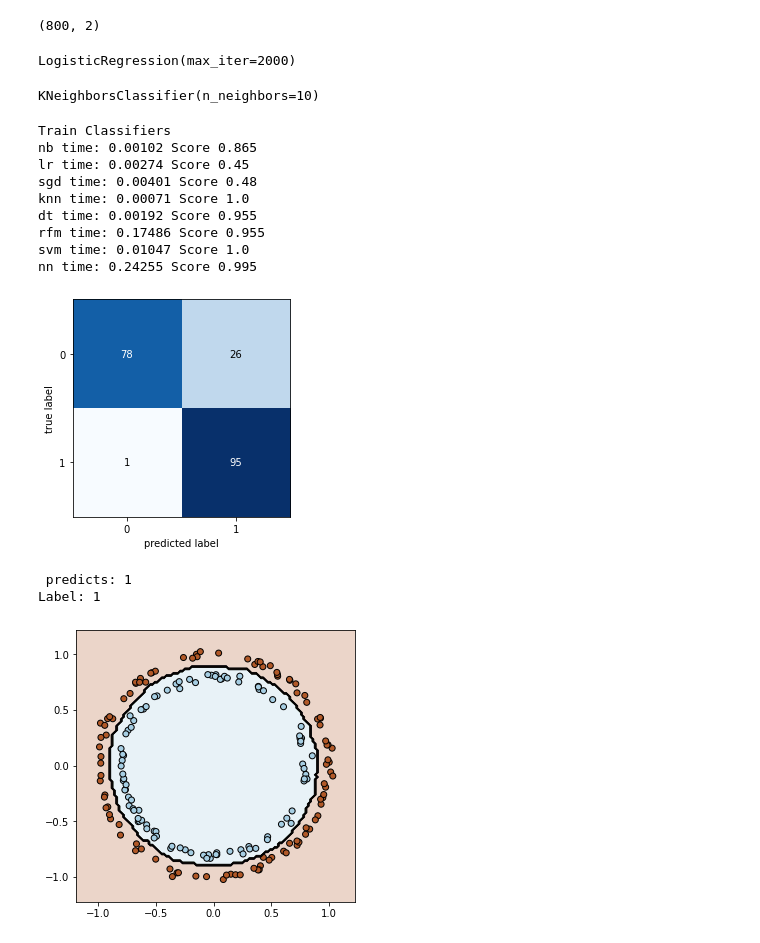
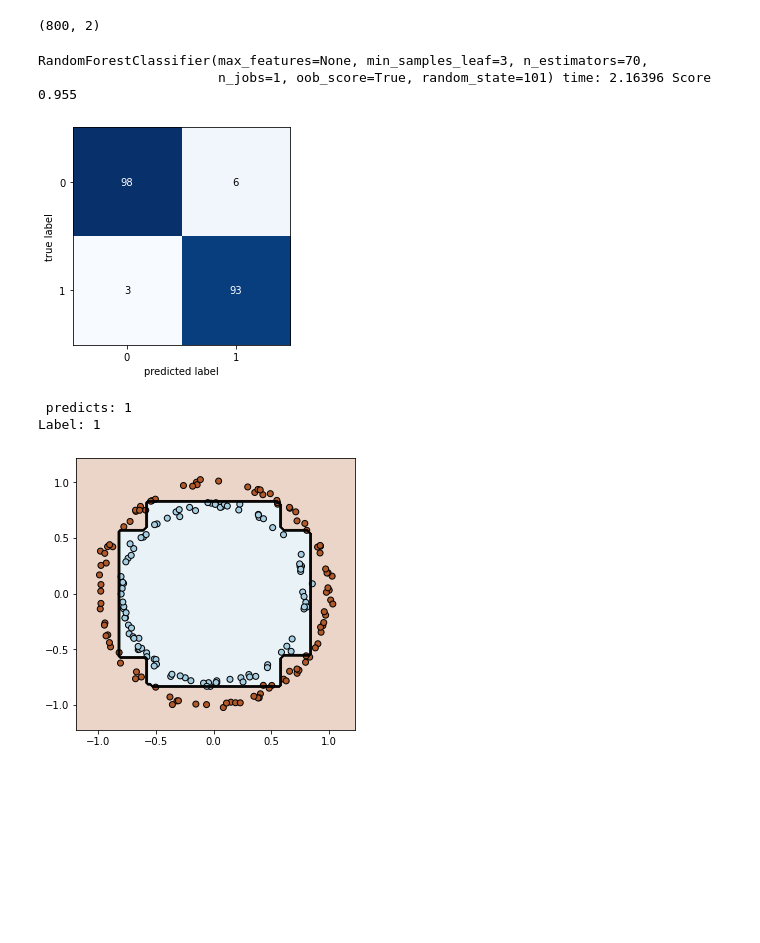
Before and after one commit to vkjadon/sklearn, a Jupyter notebook: skl-evaluate.ipynb, the cells around one changed output. Drawn from its saved outputs; the diff is of its cells as text; code cells hidden in the pictures; blank space fills up the shorter version.

```diff
--- a/skl-evaluate.ipynb
+++ b/skl-evaluate.ipynb
@@ -17,16 +17,10 @@ print(X_train.shape)
 # Logistic Regression
 from sklearn.linear_model import LogisticRegression
 lr = LogisticRegression(solver='lbfgs',multi_class='auto',max_iter=2000)
-lr.fit(X_train,y_train)
-# %% [output]
-LogisticRegression(max_iter=2000)
 # %%
 # K-Nearest Neighbors
 from sklearn.neighbors import KNeighborsClassifier
 knn = KNeighborsClassifier(n_neighbors=10)
-knn.fit(X_train,y_train)
-# %% [output]
-KNeighborsClassifier(n_neighbors=10)
 # %%
 # Support Vector Classifier
 from sklearn.svm import SVC
@@ -58,36 +48,26 @@ s = ['nb','lr','sgd','knn','dt','rfm','svm','nn']
-# %%
-# fit classifiers
-print('Train Classifiers')
-for i,x in enumerate(m):
-    st = time.time()
-    x.fit(X_train,y_train)
-    tf = str(round(time.time()-st,5))
-    score=x.score(X_test, y_test)
-    print(s[i] + ' time: ' + tf + ' Score ' + str(score) )
-# %% [output]
-Train Classifiers
-nb time: 0.00102 Score 0.865
-lr time: 0.00274 Score 0.45
-sgd time: 0.00401 Score 0.48
-knn time: 0.00071 Score 1.0
-dt time: 0.00192 Score 0.955
-rfm time: 0.17486 Score 0.955
-svm time: 0.01047 Score 1.0
-nn time: 0.24255 Score 0.995
 # %%
 from sklearn.metrics import confusion_matrix
 from mlxtend.plotting import plot_confusion_matrix
 # %%
-predictions = nb.predict(X_test)
+# fit classifiers
+clf=rfm
+st=time.time()
+clf.fit(X_train,y_train)
+tf = str(round(time.time()-st,5))
+score=clf.score(X_test, y_test)
+print(str(clf) + ' time: ' + tf + ' Score ' + str(score) )
+predictions = clf.predict(X_test)
 cm=confusion_matrix(y_test, predictions)
 plot_confusion_matrix(cm)
 plt.show()
 print(' predicts: ' + str(predictions[0]))
 print('Label: ' + str(y_test[0]))
 # %% [output]
+RandomForestClassifier(max_features=None, min_samples_leaf=3, n_estimators=70,
+                       n_jobs=1, oob_score=True, random_state=101) time: 2.16396 Score 0.955
-[figure, old version]
+[figure, new version]
- predicts: 1
-Label: 1
+ predicts: 1
+Label: 1
 # %%
 def plot_decision_boundary(clf, X, Y, cmap='Paired_r'):
     h = 0.02
@@ -103,6 +83,6 @@ def plot_decision_boundary(clf, X, Y, cmap='Paired_r'):
     plt.contour(xx, yy, Z, colors='k', linewidths=0.7)
     plt.scatter(X[:,0], X[:,1], c=Y, cmap=cmap, edgecolors='k');
 # %%
-plot_decision_boundary(knn, X_test, y_test)
+plot_decision_boundary(clf, X_test, y_test)
 # %% [output]
-[figure, old version]
+[figure, new version]
```
Also changed, not shown: parts of 1 cell of this notebook.
